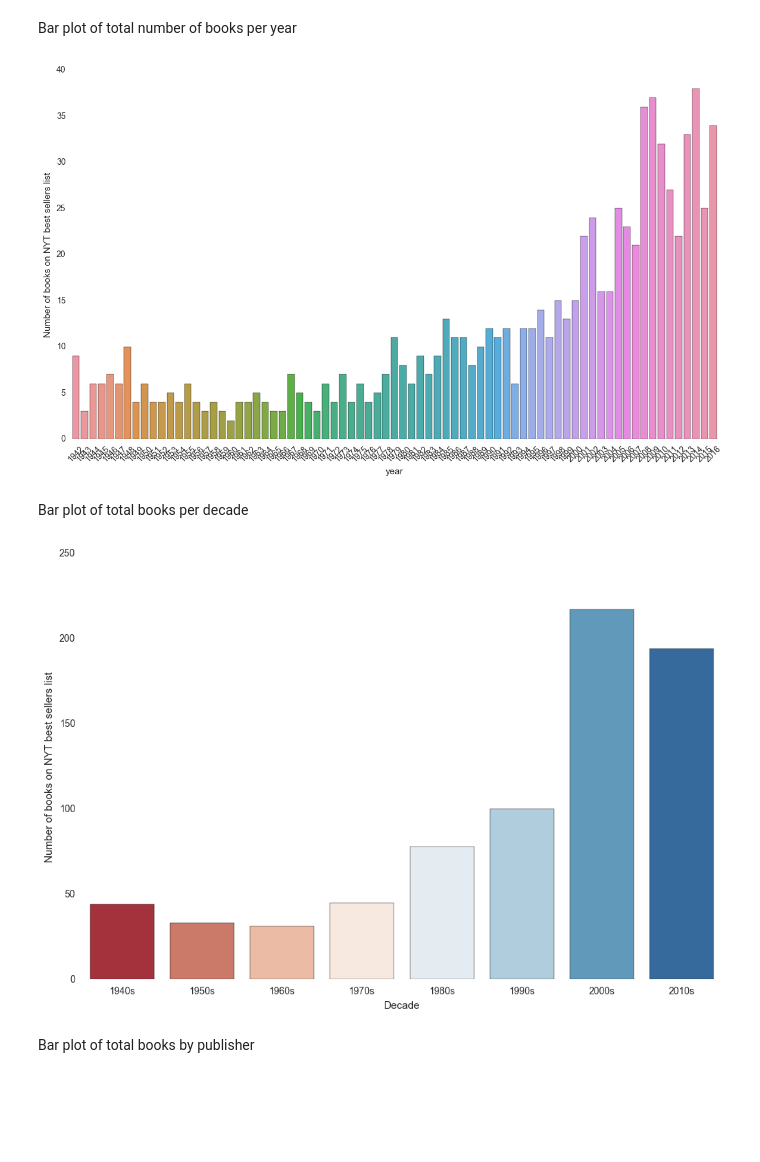
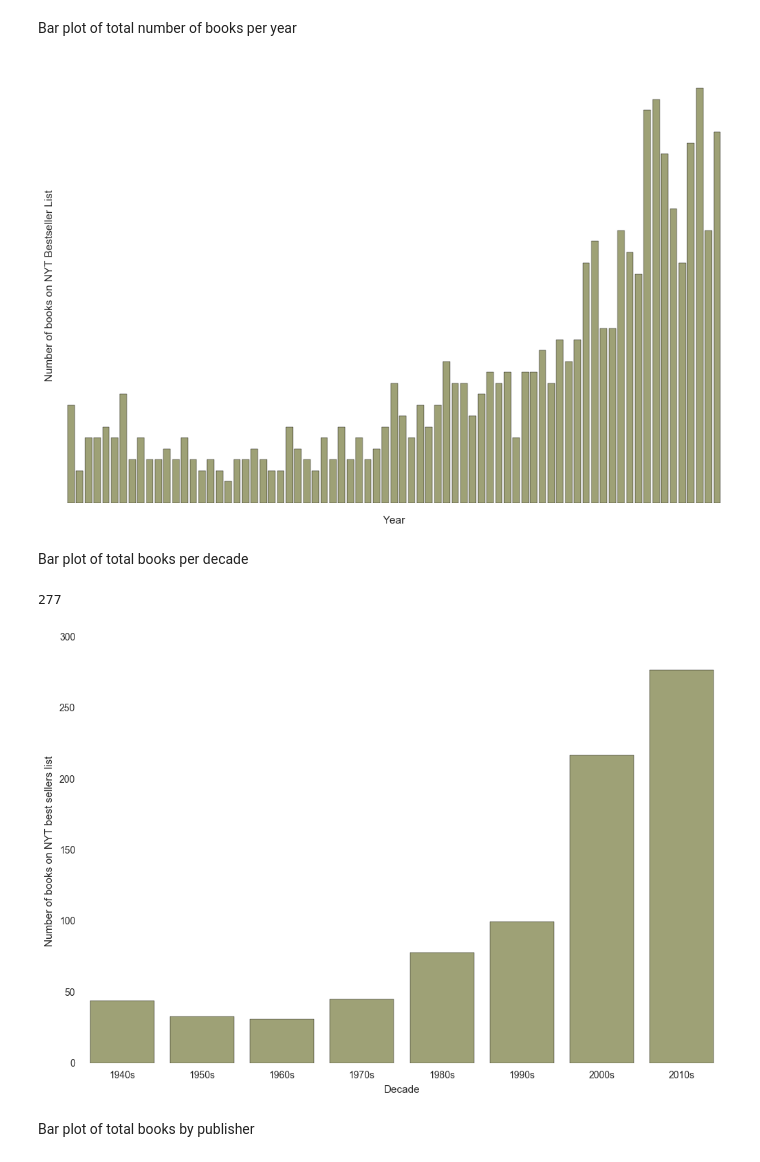
Before and after one commit to emw1687/benson, a Jupyter notebook: luther/notebooks/05_nyt_eda.ipynb, the cells around one changed output. Saved outputs shown, nothing was run; the diff lists cells and outputs as text; code cells hidden in the pictures; blank space fills up the shorter version.

Commit message:
Change presentation graphics colors to green/purple

```diff
--- a/luther/notebooks/05_nyt_eda.ipynb
+++ b/luther/notebooks/05_nyt_eda.ipynb
@@ -151,15 +161,15 @@ nyt_by_year = nyt_by_year.groupby('year', as_index=False).count()[['year', 'nyt_
 # %%
 nyt_by_year.rename(columns={'nyt_title': 'num_of_books'}, inplace=True)
 # %%
-fig, ax = plt.subplots(figsize=(14,8))
-fig7 = sns.barplot(x='year', y='num_of_books', data=nyt_by_year, ax=ax)
-fig7.set(ylabel='Number of books on NYT best sellers list')
+fig, ax = plt.subplots(figsize=(12,8))
+fig7 = sns.barplot(x='year', y='num_of_books', data=nyt_by_year, ax=ax, color='#a4a86f')
+fig7.set(ylabel='Number of books on NYT Bestseller List')
+fig7.set(Xlabel='Year')
 ax.set_frame_on(False)
-#ax.set_xticks(['1950', '1960', '1970', '1980', '1990', '2000', '2010'])
-#ax.set_xticklabels(['1950', '1960', '1970', '1980', '1990', '2000', '2010'])
-plt.xticks(rotation=45);
+fig7.set(yticklabels=[])
+fig7.set(xticklabels=[]);
 # %% [output]
-[figure, old version]
+[figure, new version]
 # %% [markdown]
 Bar plot of total books per decade
 # %%
@@ -168,12 +180,16 @@ books_by_decade.rename(columns={'nyt_title': 'num_of_books'}, inplace=True)
+# %%
+194*10/7
+# %% [output]
+277
 # %%
 fig, ax = plt.subplots(figsize=(12,8))
-fig8 = sns.barplot(x='decade', y='num_of_books', data=books_by_decade, ax=ax, palette='RdBu')
+fig8 = sns.barplot(x='decade', y='num_of_books', data=books_by_decade, ax=ax, color='#a4a86f')
 fig8.set(ylabel='Number of books on NYT best sellers list')
 fig8.set(xlabel='Decade')
 ax.set_frame_on(False)
 plt.xticks(rotation=0);
 # %% [output]
-[figure, old version]
+[figure, new version]
 # %% [markdown]
 Bar plot of total books by publisher
 # %%
```
Also changed, not shown: parts of 16 cells of this notebook, 4 other files.
